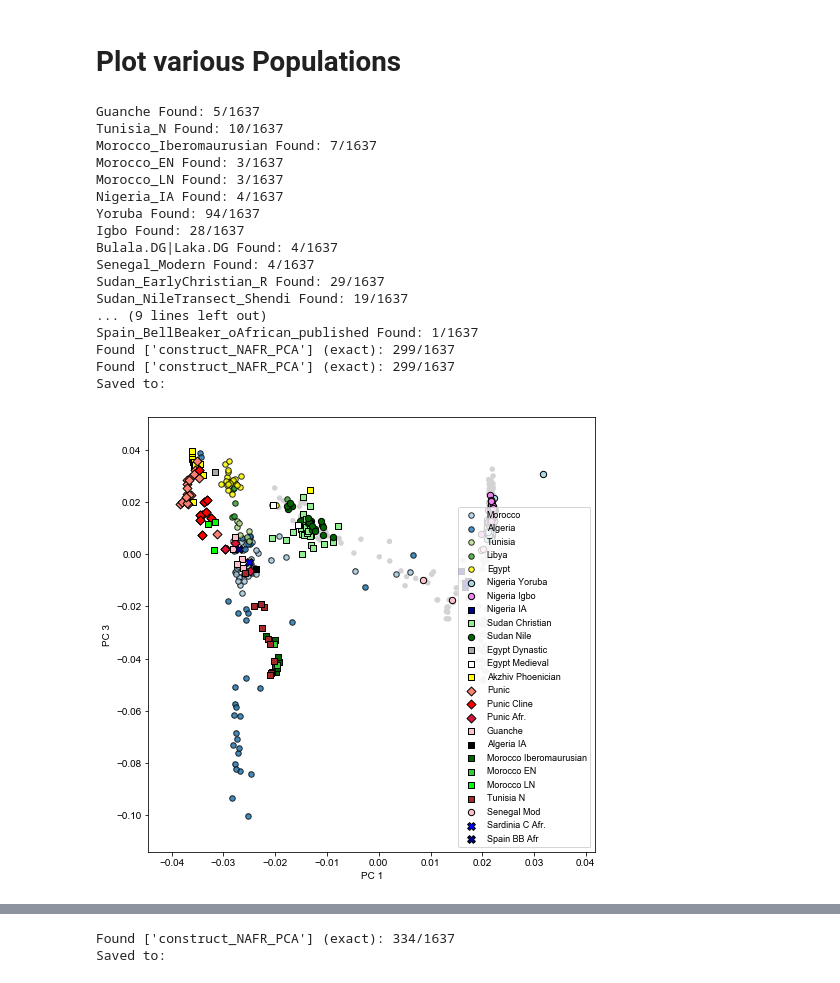
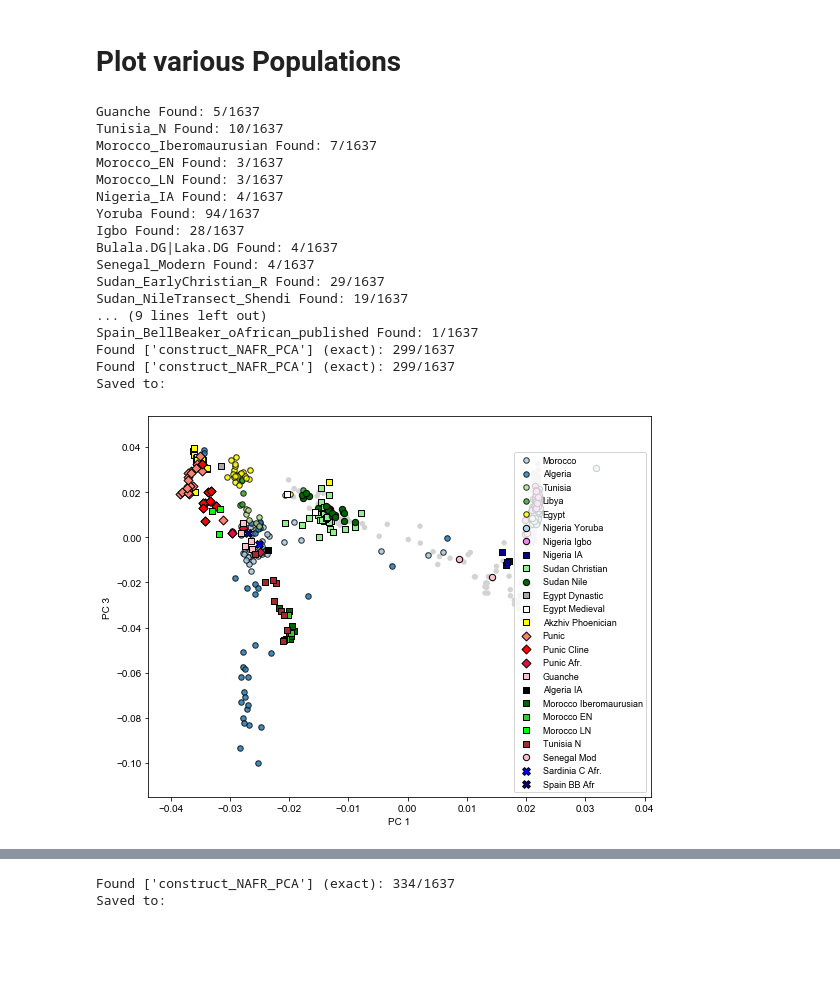
Before and after one commit to hringbauer/punic_aDNA, a Jupyter notebook: notebooks/pca/plot_pca_nafr.ipynb, the cells around one changed output, grey strips where cells are left out. Drawn from its saved outputs; the diff is of its cells as text; code cells hidden in the pictures; blank space fills up the shorter version.

```diff
--- a/notebooks/pca/plot_pca_nafr.ipynb
+++ b/notebooks/pca/plot_pca_nafr.ipynb
@@ -202,7 +202,7 @@ colors = ["#a6cee3", "#1f78b4", "#b2df8a", "#33a02c",
          "#fb9a99", "#e31a1c", "#fdbf6f", "#ff7f00",
          "#cab2d6", "#6a3d9a", "#ffff99", "#b15928"]
 
-pcs=["pc1","pc3"]
+pcs=["pc1","pc2"]
 
 df_ho = get_sub_pops_exact(df, pop_list=["construct_NAFR_PCA"])
 
@@ -283,7 +283,7 @@ df_spain_afr = get_sub_pops(df, pop_list=["Spain_BellBeaker_oAfrican_published"]
 
 df_ho = get_sub_pops_exact(df, pop_list=["construct_NAFR_PCA"])
 
-plt.figure(figsize=(8,8))
+plt.figure(figsize=(9,7))
 ax = plt.gca()
 plot_pca_ho(ax, df_ho, c="lightgray", text=False)
 
@@ -326,34 +326,34 @@ plot_pca(ax, df_cha_mo, c="pink", legend="Senegal Mod", s=40, ec="k", marker='o'
 
 plot_pca(ax, df_sic_afr, c="blue", legend="Sardinia C Afr.", s=60, ec="k", marker='X')
 plot_pca(ax, df_spain_afr, c="darkblue", legend="Spain BB Afr", s=60, ec="k", marker='X')
 
 #ax.set_xlim([-0.04, -0.005])
 #ax.set_ylim([-0.015, 0.03])
 
 ax.legend(loc="lower right", fontsize=9)
 ax.set_xlabel("PC 1")
 ax.set_ylabel("PC 3")
 save_pca_fig(savepath="")
 plt.show()
 # %% [output]
 Guanche Found: 5/1637
 Tunisia_N Found: 10/1637
 Morocco_Iberomaurusian Found: 7/1637
 Morocco_EN Found: 3/1637
 Morocco_LN Found: 3/1637
 Nigeria_IA Found: 4/1637
 Yoruba Found: 94/1637
 Igbo Found: 28/1637
 Bulala.DG|Laka.DG Found: 4/1637
 Senegal_Modern Found: 4/1637
 Sudan_EarlyChristian_R Found: 29/1637
 Sudan_NileTransect_Shendi Found: 19/1637
 ... (9 lines left out)
 Spain_BellBeaker_oAfrican_published Found: 1/1637
 Found ['construct_NAFR_PCA'] (exact): 299/1637
 Found ['construct_NAFR_PCA'] (exact): 299/1637
 Saved to:
-[figure, old version]
+[figure, new version]
 # %%
 df_mor_en.sort_values(by="pc3")
 # %% [output]
```
Also changed, not shown: parts of 1 cell of this notebook, 57 other files.
